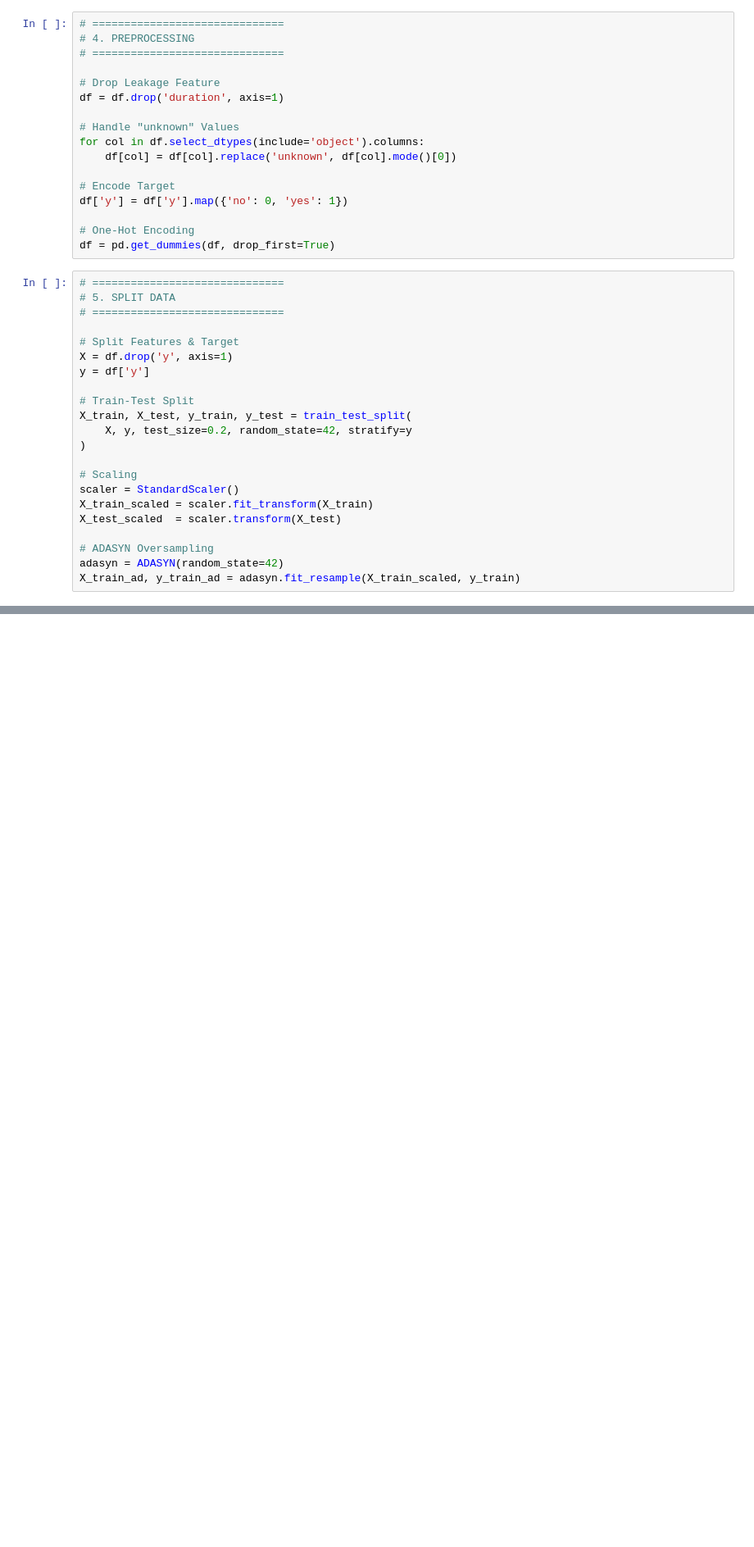
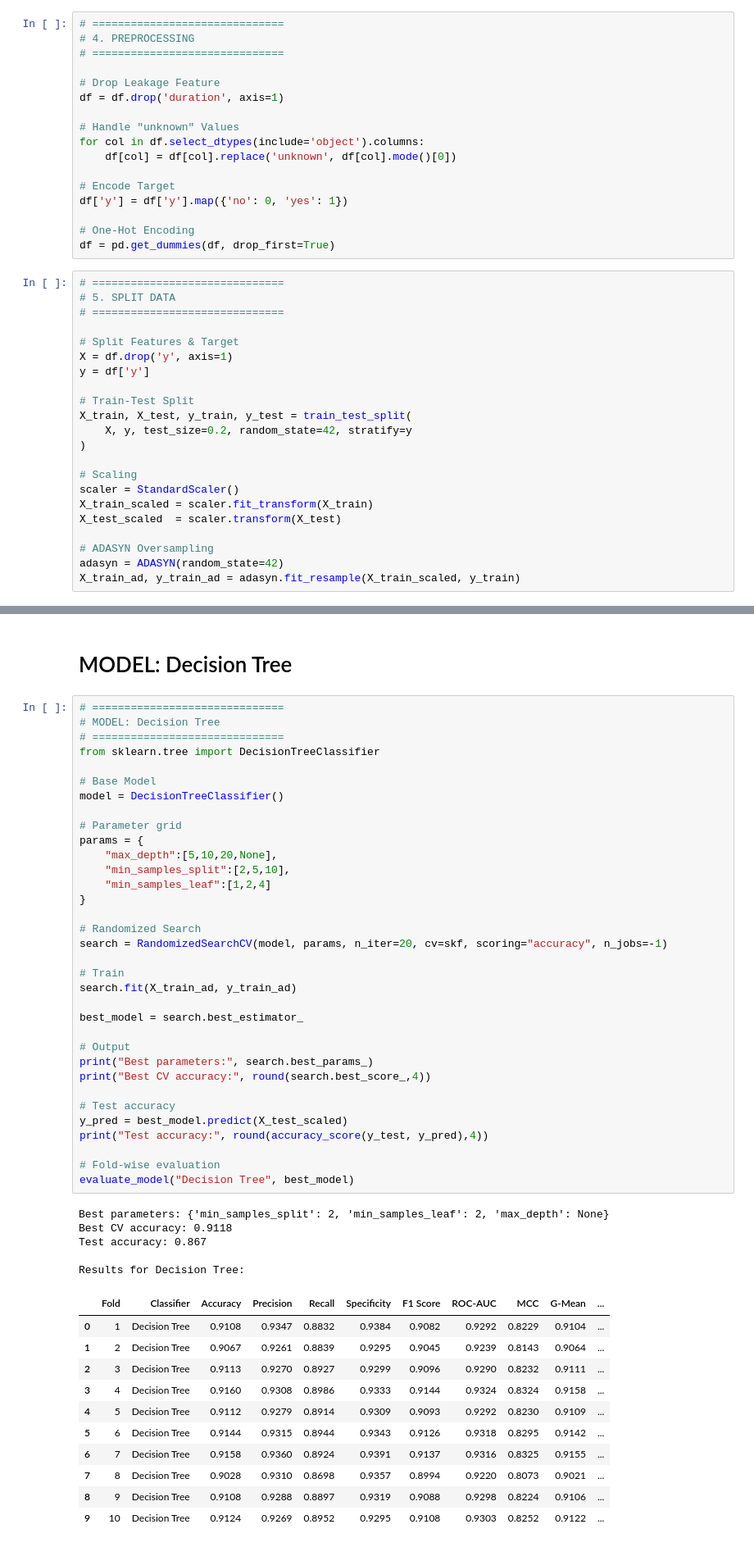
Before and after one commit to sap-tarshi-ghosh/Bank_Marketing_Project_Sk_Kamrej, a Jupyter notebook: Code/BMP_ADASYN_Advance.ipynb, the cells around one changed output, grey strips where cells are left out. Shown at 82% size. Drawn from its saved outputs; the diff is of its cells as text; blank space fills up the shorter version.

```diff
--- a/Code/BMP_ADASYN_Advance.ipynb
+++ b/Code/BMP_ADASYN_Advance.ipynb
@@ -565,0 +183,53 @@ Kappa       : 0.3749
+# %% [markdown]
+# MODEL: Decision Tree
+# %%
+# ==============================
+# MODEL: Decision Tree
+# ==============================
+from sklearn.tree import DecisionTreeClassifier
+
+# Base Model
+model = DecisionTreeClassifier()
+
+# Parameter grid
+params = {
+    "max_depth":[5,10,20,None],
+    "min_samples_split":[2,5,10],
+    "min_samples_leaf":[1,2,4]
+}
+
+# Randomized Search
+search = RandomizedSearchCV(model, params, n_iter=20, cv=skf, scoring="accuracy", n_jobs=-1)
+
+# Train
+search.fit(X_train_ad, y_train_ad)
+
+best_model = search.best_estimator_
+
+# Output
+print("Best parameters:", search.best_params_)
+print("Best CV accuracy:", round(search.best_score_,4))
+
+# Test accuracy
+y_pred = best_model.predict(X_test_scaled)
+print("Test accuracy:", round(accuracy_score(y_test, y_pred),4))
+
+# Fold-wise evaluation
+evaluate_model("Decision Tree", best_model)
+# %% [output]
+Best parameters: {'min_samples_split': 2, 'min_samples_leaf': 2, 'max_depth': None}
+Best CV accuracy: 0.9118
+Test accuracy: 0.867
+
+Results for Decision Tree:
+|  | Fold | Classifier | Accuracy | Precision | Recall | Specificity | F1 Score | ROC-AUC | MCC | G-Mean | ... |
+| 0 | 1 | Decision Tree | 0.9108 | 0.9347 | 0.8832 | 0.9384 | 0.9082 | 0.9292 | 0.8229 | 0.9104 | ... |
+| 1 | 2 | Decision Tree | 0.9067 | 0.9261 | 0.8839 | 0.9295 | 0.9045 | 0.9239 | 0.8143 | 0.9064 | ... |
+| 2 | 3 | Decision Tree | 0.9113 | 0.9270 | 0.8927 | 0.9299 | 0.9096 | 0.9290 | 0.8232 | 0.9111 | ... |
+| 3 | 4 | Decision Tree | 0.9160 | 0.9308 | 0.8986 | 0.9333 | 0.9144 | 0.9324 | 0.8324 | 0.9158 | ... |
+| 4 | 5 | Decision Tree | 0.9112 | 0.9279 | 0.8914 | 0.9309 | 0.9093 | 0.9292 | 0.8230 | 0.9109 | ... |
+| 5 | 6 | Decision Tree | 0.9144 | 0.9315 | 0.8944 | 0.9343 | 0.9126 | 0.9318 | 0.8295 | 0.9142 | ... |
+| 6 | 7 | Decision Tree | 0.9158 | 0.9360 | 0.8924 | 0.9391 | 0.9137 | 0.9316 | 0.8325 | 0.9155 | ... |
+| 7 | 8 | Decision Tree | 0.9028 | 0.9310 | 0.8698 | 0.9357 | 0.8994 | 0.9220 | 0.8073 | 0.9021 | ... |
+| 8 | 9 | Decision Tree | 0.9108 | 0.9288 | 0.8897 | 0.9319 | 0.9088 | 0.9298 | 0.8224 | 0.9106 | ... |
+| 9 | 10 | Decision Tree | 0.9124 | 0.9269 | 0.8952 | 0.9295 | 0.9108 | 0.9303 | 0.8252 | 0.9122 | ... |
```
Also changed, not shown: parts of 43 cells of this notebook.
